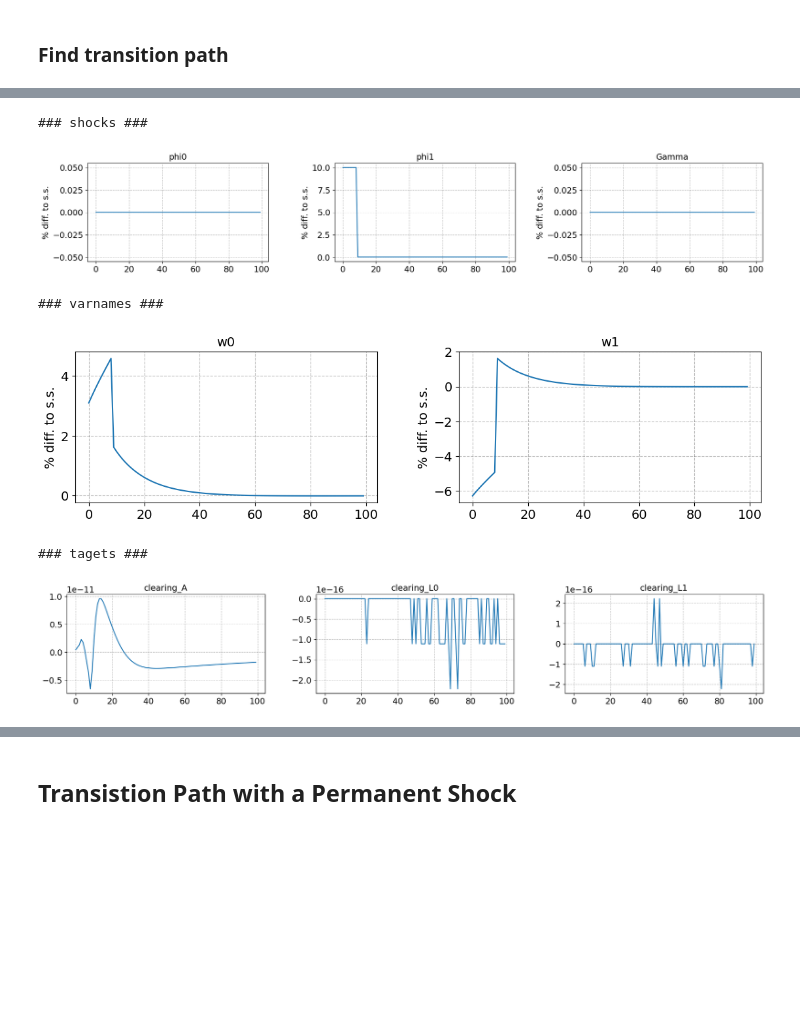
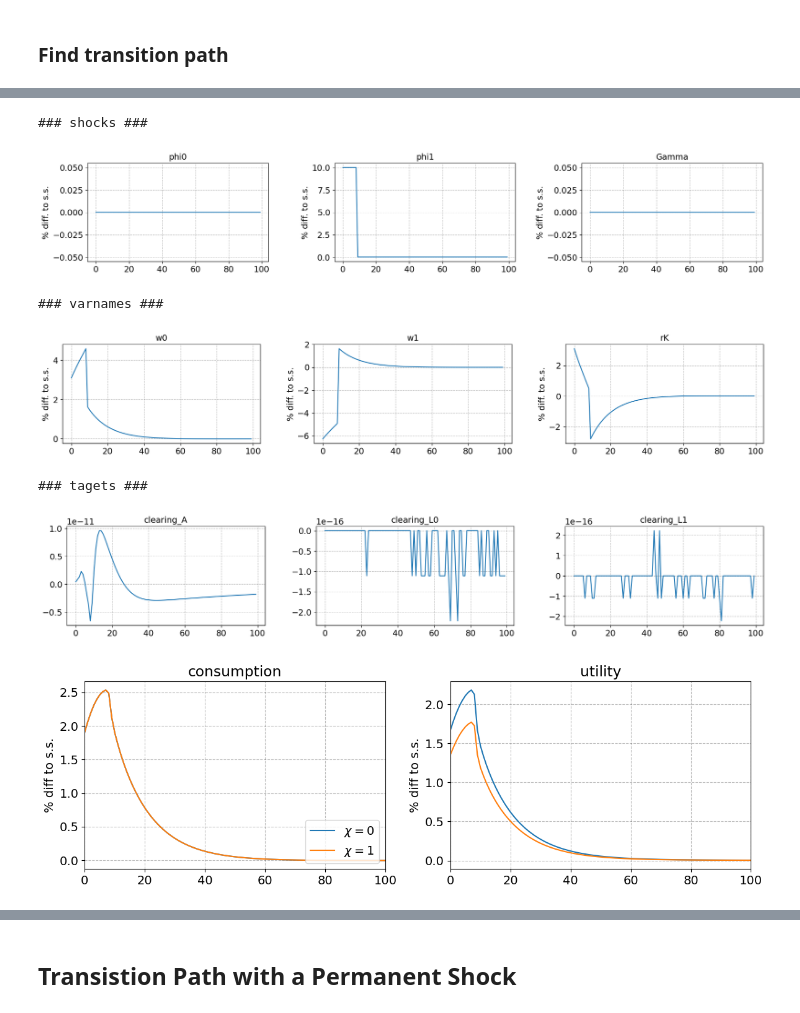
Before and after one commit to JohanOelgaard/AdvMacroHetAgent, a Jupyter notebook: Assignment I/HANCAssignment.ipynb, the cells around one changed output, grey strips where cells are left out. Cells and saved outputs as stored; diff of their text form; code cells hidden in the pictures; blank space fills up the shorter version.

```diff
--- a/Assignment I/HANCAssignment.ipynb
+++ b/Assignment I/HANCAssignment.ipynb
@@ -232,7 +232,8 @@ fig.savefig(f'figs/asset_dist.png')
 # %% [markdown]
 **Jacobians:**
 # %%
-model.compute_jacs(do_print=True)
+modelI = model.copy()
+modelI.compute_jacs(do_print=True)
 # %% [output]
 household Jacobians:
 one step deviation from steady state calculated in 0.0 secs
@@ -316,12 +317,50 @@ model.show_IRFs(paths,ncols=3,T_max=100)
 ### tagets ###
 [figure]
 # %%
-paths = ['w0','w1']
-model.show_IRFs(paths,ncols=3,T_max=100)
+paths = ['w0','w1','rK']
+modelI.show_IRFs(paths,ncols=3,T_max=100)
 # %% [output]
 ### shocks ###
 [figure]
 ### varnames ###
-[figure, old version]
+[figure, new version]
 ### tagets ###
 [figure]
+# %%
+# calculate path for utility and consumption
+for attr in ['u', 'c']:
+    for i in range(2):
+        setattr(modelI.path, f'{attr}{i}', np.zeros((par.T,1)))
+        start, end = i * 3, (i + 1) * 3
+        for t in range(par.T):
+            weights = getattr(modelI.path, 'D')[t, start:end]
+            values = getattr(modelI.path, attr)[t, start:end]
+            getattr(modelI.path, f'{attr}{i}')[t] = np.average(values, weights=weights)
+
+        # define ss to be value in last period of path
+        setattr(modelI.ss, f'{attr}{i}', np.full_like(getattr(modelI.path, f'{attr}{i}'), getattr(modelI.path, f'{attr}{i}')[-1]))
+
+        # calculate the % deviation from ss
+        setattr(modelI.path, f'{attr}{i}_dev', 100 * (getattr(modelI.path, f'{attr}{i}') - getattr(modelI.ss, f'{attr}{i}')) / getattr(modelI.ss, f'{attr}{i}'))
+        if attr == 'u':
+            setattr(modelI.path, f'{attr}{i}_dev', -1 * getattr(modelI.path, f'{attr}{i}_dev'))
+
+# plot
+fig, axs = plt.subplots(1, 2, figsize=(12, 4), dpi=100)
+
+for i, attr in enumerate(['c', 'u']):
+    for j in range(2):
+        axs[i].plot(getattr(modelI.path, f'{attr}{j}_dev'), label=f'$\chi=${j}')
+    axs[i].set_title('utility' if attr == 'u' else 'consumption')
+    axs[i].set_ylabel('% diff to s.s.')
+    if attr == 'c':
+        axs[i].legend(loc='lower right')
+
+# plot only the first 100 periods of both subplots
+for ax in axs:
+    ax.set_xlim(0, 100)
+
+fig.tight_layout()
+fig.savefig(f'figs/consum_util_rel_I.png')
+# %% [output]
+[figure, added]
```
Also changed, not shown: parts of 17 cells of this notebook.
